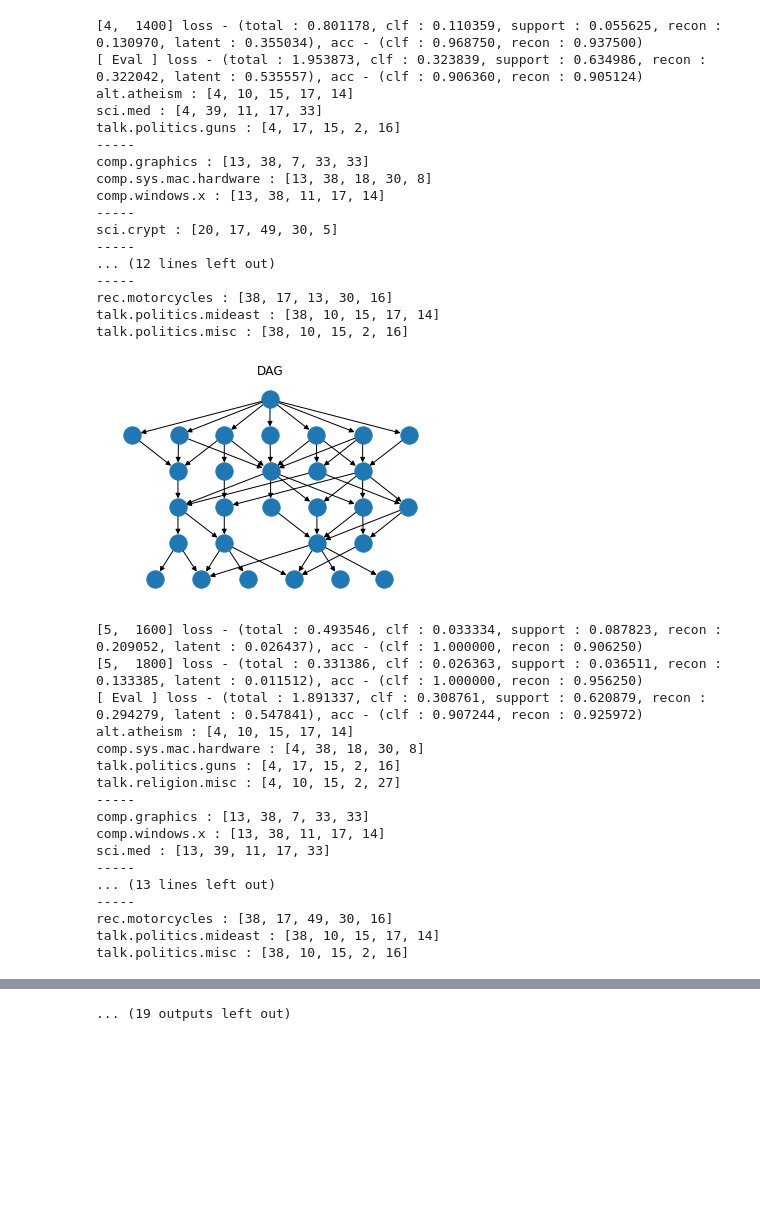
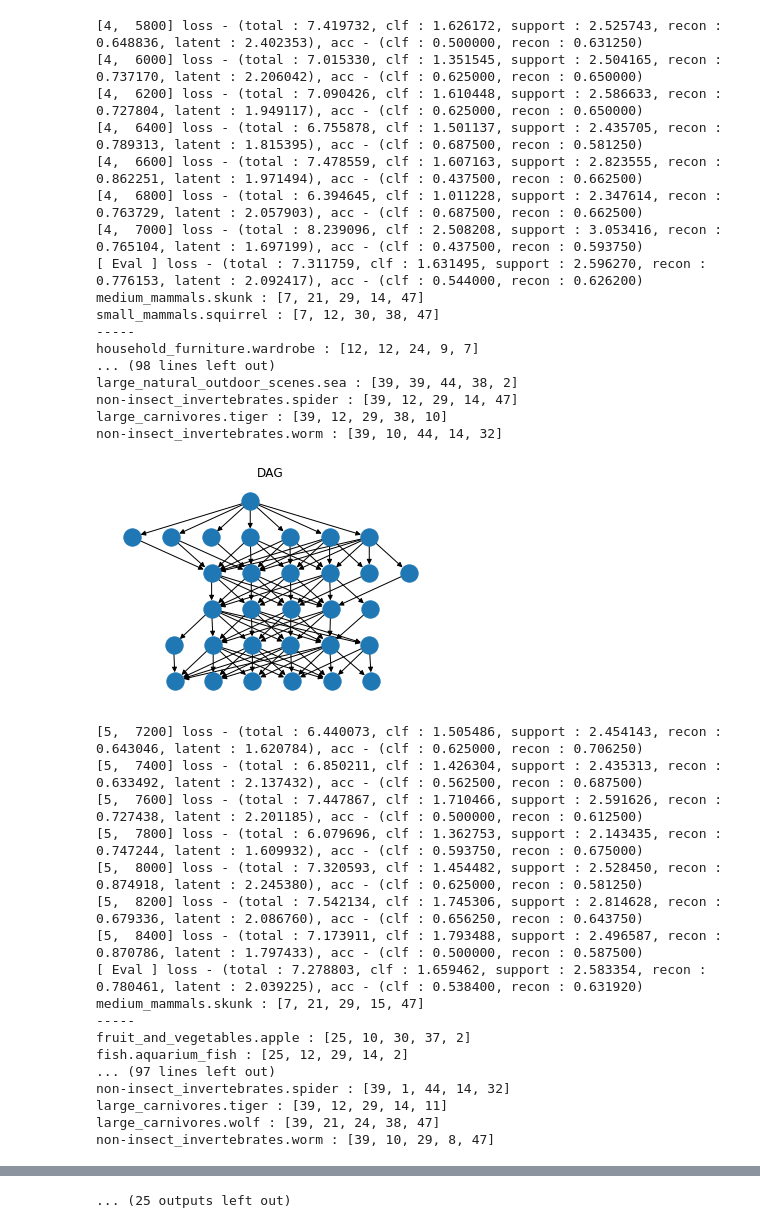
Before and after one commit to pgigioli/latent_hierarchy_discovery, a Jupyter notebook: train_HLGC.ipynb, the cells around one changed output, grey strips where cells are left out. Drawn from its saved outputs; the diff is of its cells as text; code cells hidden in the pictures; blank space fills up the shorter version.

```diff
--- a/train_HLGC.ipynb
+++ b/train_HLGC.ipynb
@@ -11,8 +11,8 @@ import pickle
 from src.models import HLGC
 from src.data import Newsgroups
 # %%
-#data = pickle.load(open('data/cifar100-resnet18.pickle', 'rb'))
-data = pickle.load(open('data/20newsgroups.pickle', 'rb'))
+data = pickle.load(open('data/cifar100-resnet152.pickle', 'rb'))
+#data = pickle.load(open('data/20newsgroups.pickle', 'rb'))
 # %%
 hparams = {
     'n_features' : len(data['train']['features'][0]),
@@ -39,6 +39,6 @@ model = HLGC(
     early_stopping_epochs=hparams['early_stopping_epochs'], label_dict=data['flat_label_dict']
 )
 # %%
-model.fit(data['train']['features'], data['train']['flat_labels'], save_dir='train_results/20newsgroups')
+model.fit(data['train']['features'], data['train']['flat_labels'], save_dir='train_results/cifar100')
 # %% [output]
 No validation data provided, using 10.0% of train data
@@ -116,35 +116,35 @@ talk.politics.misc : [38, 10, 15, 2, 16]
-[4,  1400] loss - (total : 0.801178, clf : 0.110359, support : 0.055625, recon : 0.130970, latent : 0.355034), acc - (clf : 0.968750, recon : 0.937500)
-[ Eval ] loss - (total : 1.953873, clf : 0.323839, support : 0.634986, recon : 0.322042, latent : 0.535557), acc - (clf : 0.906360, recon : 0.905124)
-alt.atheism : [4, 10, 15, 17, 14]
-sci.med : [4, 39, 11, 17, 33]
-talk.politics.guns : [4, 17, 15, 2, 16]
+[4,  5800] loss - (total : 7.419732, clf : 1.626172, support : 2.525743, recon : 0.648836, latent : 2.402353), acc - (clf : 0.500000, recon : 0.631250)
+[4,  6000] loss - (total : 7.015330, clf : 1.351545, support : 2.504165, recon : 0.737170, latent : 2.206042), acc - (clf : 0.625000, recon : 0.650000)
+[4,  6200] loss - (total : 7.090426, clf : 1.610448, support : 2.586633, recon : 0.727804, latent : 1.949117), acc - (clf : 0.625000, recon : 0.650000)
+[4,  6400] loss - (total : 6.755878, clf : 1.501137, support : 2.435705, recon : 0.789313, latent : 1.815395), acc - (clf : 0.687500, recon : 0.581250)
+[4,  6600] loss - (total : 7.478559, clf : 1.607163, support : 2.823555, recon : 0.862251, latent : 1.971494), acc - (clf : 0.437500, recon : 0.662500)
+[4,  6800] loss - (total : 6.394645, clf : 1.011228, support : 2.347614, recon : 0.763729, latent : 2.057903), acc - (clf : 0.687500, recon : 0.662500)
+[4,  7000] loss - (total : 8.239096, clf : 2.508208, support : 3.053416, recon : 0.765104, latent : 1.697199), acc - (clf : 0.437500, recon : 0.593750)
+[ Eval ] loss - (total : 7.311759, clf : 1.631495, support : 2.596270, recon : 0.776153, latent : 2.092417), acc - (clf : 0.544000, recon : 0.626200)
+medium_mammals.skunk : [7, 21, 29, 14, 47]
+small_mammals.squirrel : [7, 12, 30, 38, 47]
 -----
-comp.graphics : [13, 38, 7, 33, 33]
-comp.sys.mac.hardware : [13, 38, 18, 30, 8]
-comp.windows.x : [13, 38, 11, 17, 14]
------
-sci.crypt : [20, 17, 49, 30, 5]
------
-... (12 lines left out)
------
-rec.motorcycles : [38, 17, 13, 30, 16]
-talk.politics.mideast : [38, 10, 15, 17, 14]
-talk.politics.misc : [38, 10, 15, 2, 16]
+household_furniture.wardrobe : [12, 12, 24, 9, 7]
+... (98 lines left out)
+large_natural_outdoor_scenes.sea : [39, 39, 44, 38, 2]
+non-insect_invertebrates.spider : [39, 12, 29, 14, 47]
+large_carnivores.tiger : [39, 12, 29, 38, 10]
+non-insect_invertebrates.worm : [39, 10, 44, 14, 32]
-[figure, old version]
+[figure, new version]
-[5,  1600] loss - (total : 0.493546, clf : 0.033334, support : 0.087823, recon : 0.209052, latent : 0.026437), acc - (clf : 1.000000, recon : 0.906250)
-[5,  1800] loss - (total : 0.331386, clf : 0.026363, support : 0.036511, recon : 0.133385, latent : 0.011512), acc - (clf : 1.000000, recon : 0.956250)
-[ Eval ] loss - (total : 1.891337, clf : 0.308761, support : 0.620879, recon : 0.294279, latent : 0.547841), acc - (clf : 0.907244, recon : 0.925972)
-alt.atheism : [4, 10, 15, 17, 14]
-comp.sys.mac.hardware : [4, 38, 18, 30, 8]
-talk.politics.guns : [4, 17, 15, 2, 16]
-talk.religion.misc : [4, 10, 15, 2, 27]
+[5,  7200] loss - (total : 6.440073, clf : 1.505486, support : 2.454143, recon : 0.643046, latent : 1.620784), acc - (clf : 0.625000, recon : 0.706250)
+[5,  7400] loss - (total : 6.850211, clf : 1.426304, support : 2.435313, recon : 0.633492, latent : 2.137432), acc - (clf : 0.562500, recon : 0.687500)
+[5,  7600] loss - (total : 7.447867, clf : 1.710466, support : 2.591626, recon : 0.727438, latent : 2.201185), acc - (clf : 0.500000, recon : 0.612500)
+[5,  7800] loss - (total : 6.079696, clf : 1.362753, support : 2.143435, recon : 0.747244, latent : 1.609932), acc - (clf : 0.593750, recon : 0.675000)
+[5,  8000] loss - (total : 7.320593, clf : 1.454482, support : 2.528450, recon : 0.874918, latent : 2.245380), acc - (clf : 0.625000, recon : 0.581250)
+[5,  8200] loss - (total : 7.542134, clf : 1.745306, support : 2.814628, recon : 0.679336, latent : 2.086760), acc - (clf : 0.656250, recon : 0.643750)
+[5,  8400] loss - (total : 7.173911, clf : 1.793488, support : 2.496587, recon : 0.870786, latent : 1.797433), acc - (clf : 0.500000, recon : 0.587500)
+[ Eval ] loss - (total : 7.278803, clf : 1.659462, support : 2.583354, recon : 0.780461, latent : 2.039225), acc - (clf : 0.538400, recon : 0.631920)
+medium_mammals.skunk : [7, 21, 29, 15, 47]
 -----
-comp.graphics : [13, 38, 7, 33, 33]
-comp.windows.x : [13, 38, 11, 17, 14]
-sci.med : [13, 39, 11, 17, 33]
------
-... (13 lines left out)
------
-rec.motorcycles : [38, 17, 49, 30, 16]
-talk.politics.mideast : [38, 10, 15, 17, 14]
-talk.politics.misc : [38, 10, 15, 2, 16]
+fruit_and_vegetables.apple : [25, 10, 30, 37, 2]
+fish.aquarium_fish : [25, 12, 29, 14, 2]
+... (97 lines left out)
+non-insect_invertebrates.spider : [39, 1, 44, 14, 32]
+large_carnivores.tiger : [39, 12, 29, 14, 11]
+large_carnivores.wolf : [39, 21, 24, 38, 47]
+non-insect_invertebrates.worm : [39, 10, 29, 8, 47]
@@ -152 +152 @@ talk.politics.misc : [38, 10, 15, 2, 16]
-... (19 outputs left out)
+... (25 outputs left out)
```
Also changed, not shown: parts of 2 cells of this notebook, 4 other files.
